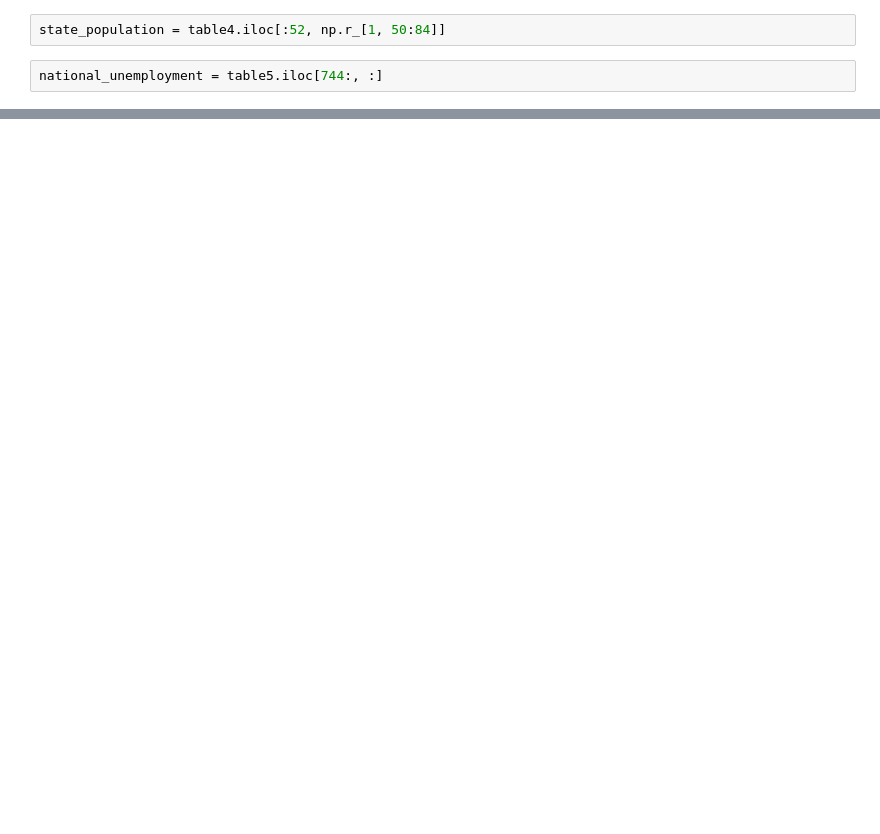
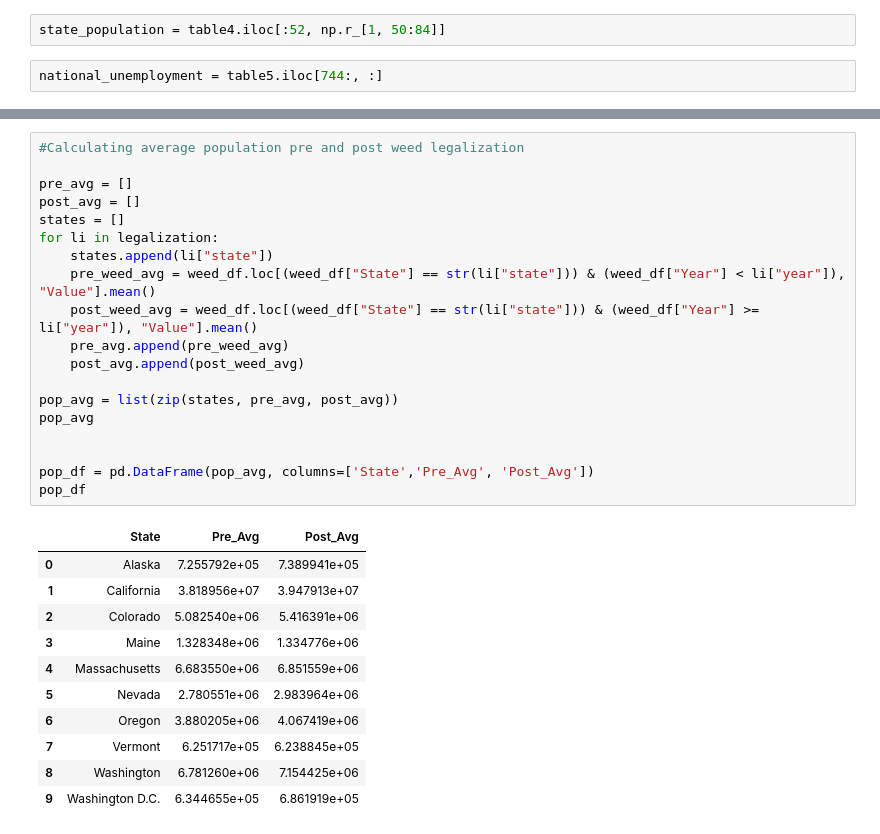
Before and after one commit to bowielh/Project2_Group1, a Jupyter notebook: CleaningData.ipynb, the cells around one changed output, grey strips where cells are left out. Saved outputs shown, nothing was run; the diff lists cells and outputs as text; blank space fills up the shorter version.

```diff
--- a/CleaningData.ipynb
+++ b/CleaningData.ipynb
@@ -180,0 +173,31 @@ state_unemployment.to_sql("state_unemployment", conn, if_exists="replace")
+# %%
+#Calculating average population pre and post weed legalization
+
+pre_avg = []
+post_avg = []
+states = []
+for li in legalization:
+    states.append(li["state"])
+    pre_weed_avg = weed_df.loc[(weed_df["State"] == str(li["state"])) & (weed_df["Year"] < li["year"]), "Value"].mean()
+    post_weed_avg = weed_df.loc[(weed_df["State"] == str(li["state"])) & (weed_df["Year"] >= li["year"]), "Value"].mean()
+    pre_avg.append(pre_weed_avg)
+    post_avg.append(post_weed_avg)
+
+pop_avg = list(zip(states, pre_avg, post_avg))
+pop_avg
+
+
+pop_df = pd.DataFrame(pop_avg, columns=['State','Pre_Avg', 'Post_Avg'])
+pop_df
+# %% [output]
+|  | State | Pre_Avg | Post_Avg |
+| 0 | Alaska | 7.255792e+05 | 7.389941e+05 |
+| 1 | California | 3.818956e+07 | 3.947913e+07 |
+| 2 | Colorado | 5.082540e+06 | 5.416391e+06 |
+| 3 | Maine | 1.328348e+06 | 1.334776e+06 |
+| 4 | Massachusetts | 6.683550e+06 | 6.851559e+06 |
+| 5 | Nevada | 2.780551e+06 | 2.983964e+06 |
+| 6 | Oregon | 3.880205e+06 | 4.067419e+06 |
+| 7 | Vermont | 6.251717e+05 | 6.238845e+05 |
+| 8 | Washington | 6.781260e+06 | 7.154425e+06 |
+| 9 | Washington D.C. | 6.344655e+05 | 6.861919e+05 |
```
Also changed, not shown: parts of 31 cells of this notebook.
